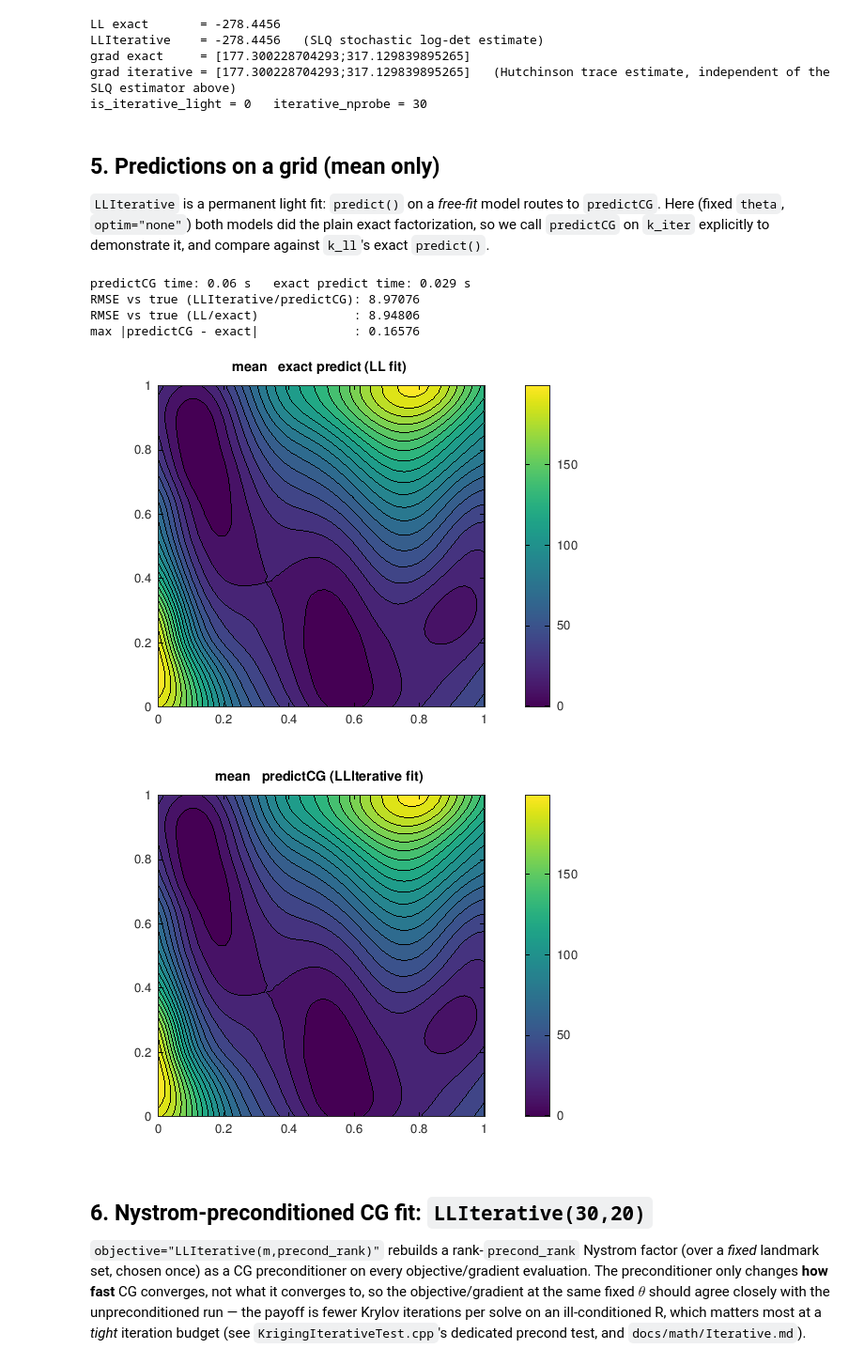
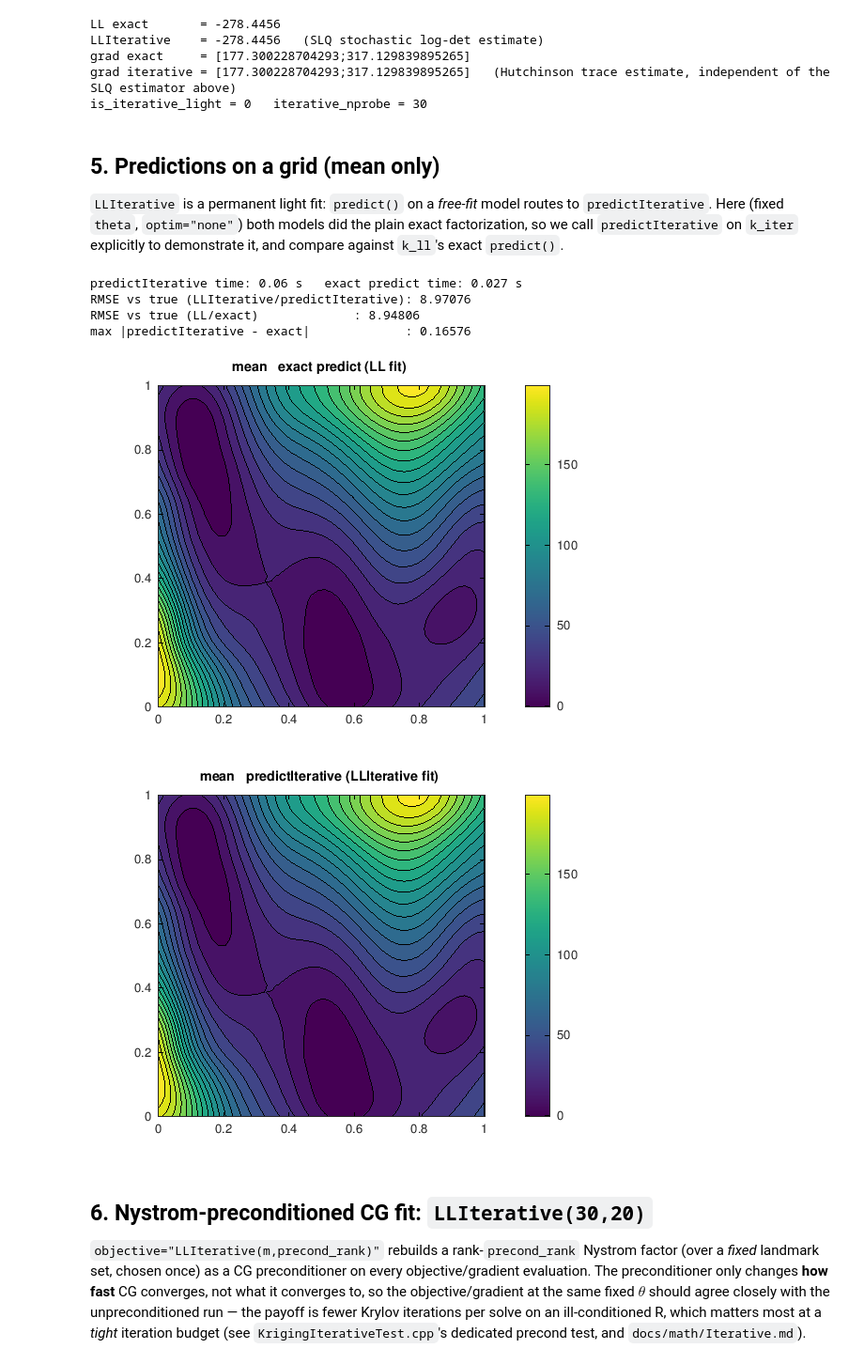
Before and after one commit to libKriging/libKriging, a Jupyter notebook: bindings/Octave/kriging_iterative_branin2d_octave.ipynb, the cells around one changed output. Shown at 94% size. Drawn from its saved outputs; the diff is of its cells as text; code cells hidden in the pictures.

```diff
--- a/bindings/Octave/kriging_iterative_branin2d_octave.ipynb
+++ b/bindings/Octave/kriging_iterative_branin2d_octave.ipynb
@@ -139,25 +139,25 @@ is_iterative_light = 0   iterative_nprobe = 30
 # %% [markdown]
 ## 5. Predictions on a grid (mean only)
 
-`LLIterative` is a permanent light fit: `predict()` on a *free-fit* model routes to `predictCG`. Here (fixed `theta`, `optim="none"`) both models did the plain exact factorization, so we call `predictCG` on `k_iter` explicitly to demonstrate it, and compare against `k_ll`'s exact `predict()`.
+`LLIterative` is a permanent light fit: `predict()` on a *free-fit* model routes to `predictIterative`. Here (fixed `theta`, `optim="none"`) both models did the plain exact factorization, so we call `predictIterative` on `k_iter` explicitly to demonstrate it, and compare against `k_ll`'s exact `predict()`.
 # %%
-tic; m_iter = k_iter.predictCG(grid_pts, false); t_iter = toc;
+tic; m_iter = k_iter.predictIterative(grid_pts, false); t_iter = toc;
 tic; [m_ll, s_ll] = k_ll.predict(grid_pts, true, false, false); t_ll = toc;
 
-figure; contourf(G1, G2, reshape(m_iter, 50, 50), 20); colorbar; title('mean — predictCG (LLIterative fit)');
+figure; contourf(G1, G2, reshape(m_iter, 50, 50), 20); colorbar; title('mean — predictIterative (LLIterative fit)');
 figure; contourf(G1, G2, reshape(m_ll, 50, 50), 20); colorbar; title('mean — exact predict (LL fit)');
 
-printf('predictCG time: %.2f s   exact predict time: %.3f s\n', t_iter, t_ll);
-printf('RMSE vs true (LLIterative/predictCG): %g\n', sqrt(mean((m_iter - z_true(:)).^2)));
+printf('predictIterative time: %.2f s   exact predict time: %.3f s\n', t_iter, t_ll);
+printf('RMSE vs true (LLIterative/predictIterative): %g\n', sqrt(mean((m_iter - z_true(:)).^2)));
 printf('RMSE vs true (LL/exact)             : %g\n', sqrt(mean((m_ll - z_true(:)).^2)));
-printf('max |predictCG - exact|             : %g\n', max(abs(m_iter - m_ll)));
+printf('max |predictIterative - exact|             : %g\n', max(abs(m_iter - m_ll)));
 # %% [output]
-predictCG time: 0.06 s   exact predict time: 0.029 s
-RMSE vs true (LLIterative/predictCG): 8.97076
+predictIterative time: 0.06 s   exact predict time: 0.027 s
+RMSE vs true (LLIterative/predictIterative): 8.97076
 RMSE vs true (LL/exact)             : 8.94806
-max |predictCG - exact|             : 0.16576
+max |predictIterative - exact|             : 0.16576
 [figure]
-[figure, old version]
+[figure, new version]
 # %% [markdown]
 ## 6. Nystrom-preconditioned CG fit: `LLIterative(30,20)`
 
```
Also changed, not shown: parts of 5 cells of this notebook, 6 other files.
